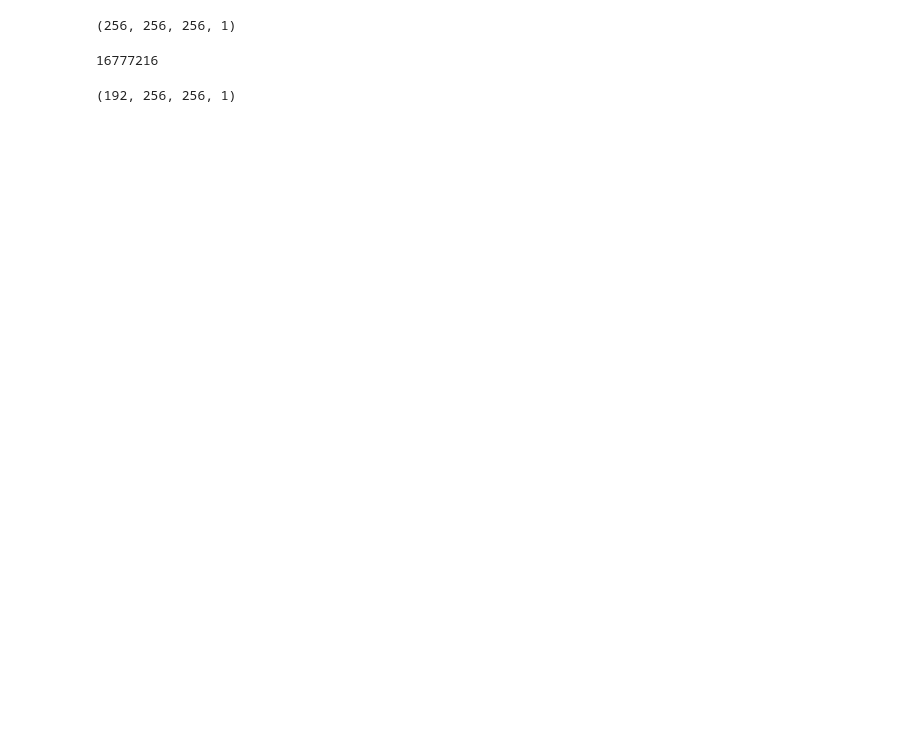
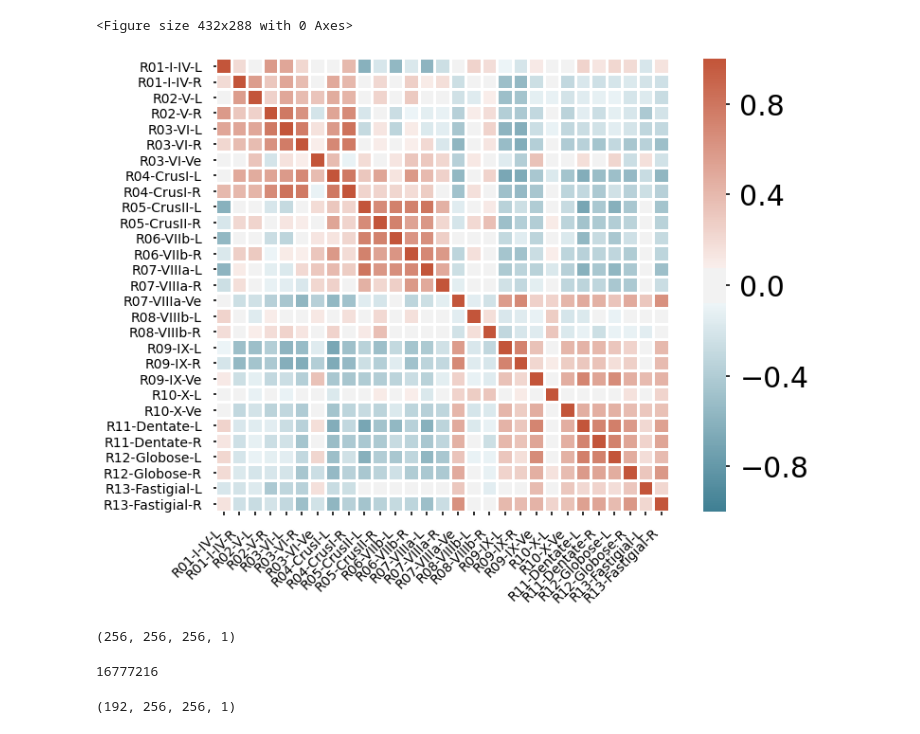
Before and after one commit to maedbhk/cerebellum_transcriptomics, a Jupyter notebook: notebooks/scratch.ipynb, the cells around one changed output. Saved outputs shown, nothing was run; the diff lists cells and outputs as text; code cells hidden in the pictures; blank space fills up the shorter version.

Commit message:
modified figures

```diff
--- a/notebooks/scratch.ipynb
+++ b/notebooks/scratch.ipynb
@@ -15,5 +17,10 @@ from transcriptomics import gec_functions_ana as ana
 # %% [output]
 [interactive output not drawn]
+# %%
+fig.supp_4()
+# %% [output]
+<Figure size 432x288 with 0 Axes>
+[figure, added]
 # %%
 ATLAS_TEMPLATE_DIR = Defaults.EXTERNAL_DIR / "atlas_templates"
 
```
Also changed, not shown: parts of 1 cell of this notebook.
